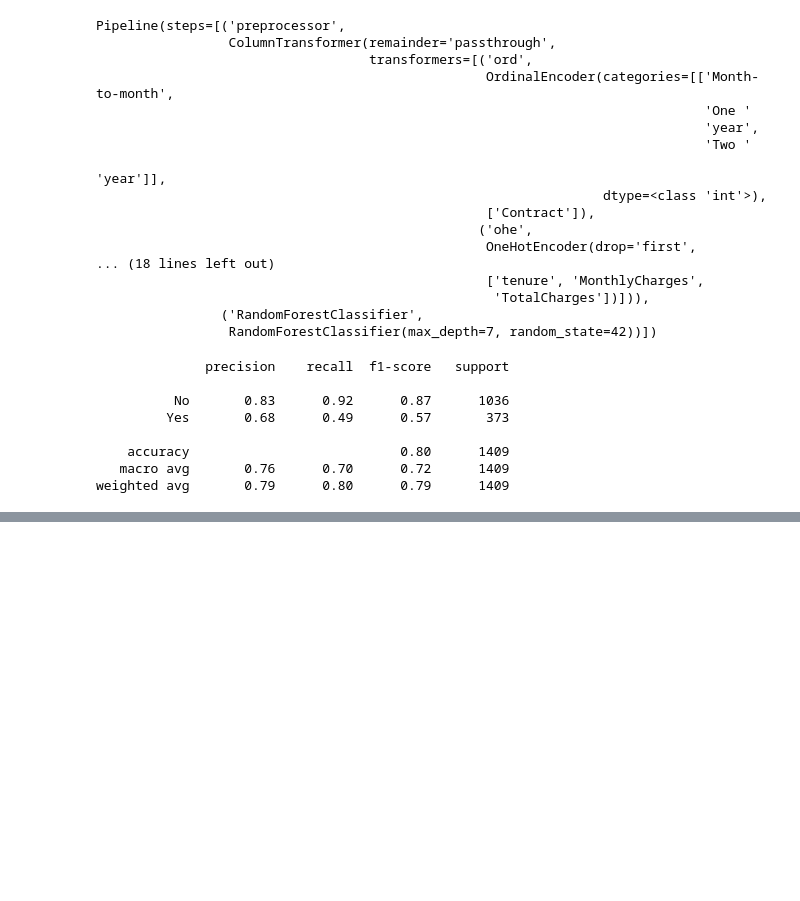
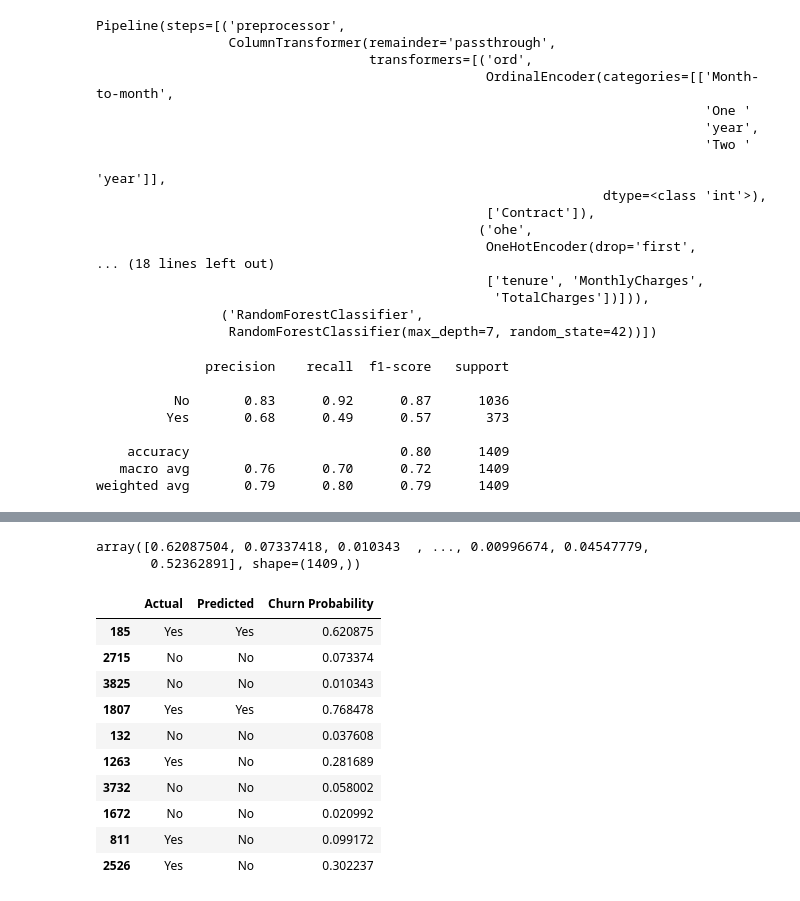
Before and after one commit to JosephTylerSeay/classification_case_study, a Jupyter notebook: classCaseStudy.ipynb, the cells around one changed output, grey strips where cells are left out. Cells and saved outputs as stored; diff of their text form; code cells hidden in the pictures; blank space fills up the shorter version.

Commit message:
results table

```diff
--- a/classCaseStudy.ipynb
+++ b/classCaseStudy.ipynb
@@ -88,7 +88,7 @@ Two year          1695
 One year          1473
 Name: count, dtype: int64
 # %%
-X= df.drop(columns="Churn")
+X= df.drop(columns=["Churn", 'Unnamed: 0'], errors='ignore')
 y= df['Churn']
 # %%
 #gender, dependents, partner, OnlineSecurity (Ordinal), Contract(ordinal), DeviceProtection, PhoneService, MultipleLines (ordinal), InternetService (Ordinal), OnlineBackup (Ordinal),
@@ -225,0 +235,22 @@ ValueError: Length of values (30) does not match length of index (20)
+# %%
+y_prob = pipe.predict_proba(X_test)[:,1]
+y_prob
+# %% [output]
+array([0.62087504, 0.07337418, 0.010343  , ..., 0.00996674, 0.04547779,
+       0.52362891], shape=(1409,))
+# %%
+results = pd.DataFrame({"Actual": y_test, "Predicted": y_pred,"Churn Probability": y_prob})
+
+results.head(10)
+# %% [output]
+|  | Actual | Predicted | Churn Probability |
+| 185 | Yes | Yes | 0.620875 |
+| 2715 | No | No | 0.073374 |
+| 3825 | No | No | 0.010343 |
+| 1807 | Yes | Yes | 0.768478 |
+| 132 | No | No | 0.037608 |
+| 1263 | Yes | No | 0.281689 |
+| 3732 | No | No | 0.058002 |
+| 1672 | No | No | 0.020992 |
+| 811 | Yes | No | 0.099172 |
+| 2526 | Yes | No | 0.302237 |
```
Also changed, not shown: parts of 5 cells of this notebook.
